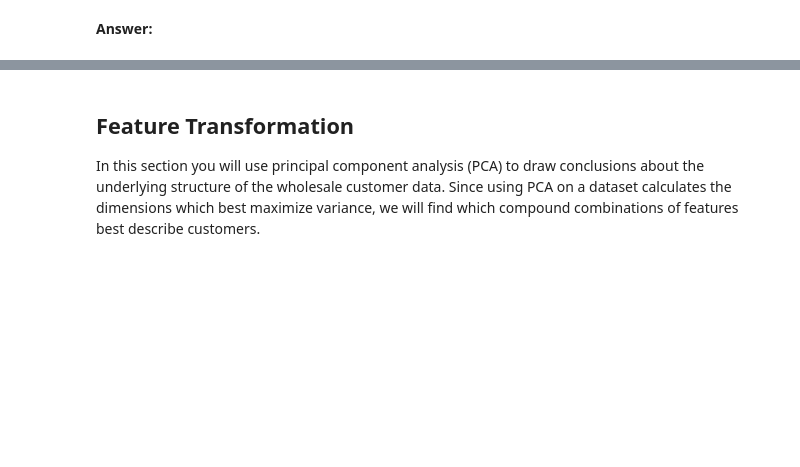
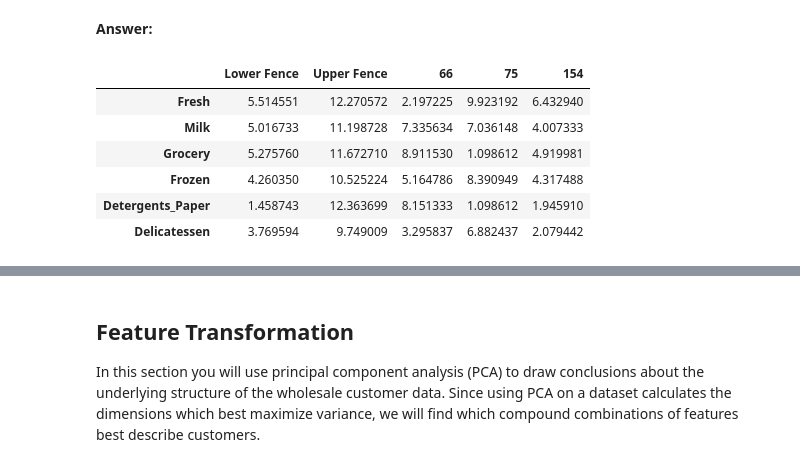
Before and after one commit to caiopavanelli/machine-learning, a Jupyter notebook: projects/customer_segments/customer_segments.ipynb, the cells around one changed output, grey strips where cells are left out. Saved outputs shown, nothing was run; the diff lists cells and outputs as text; code cells hidden in the pictures; blank space fills up the shorter version.

```diff
--- a/projects/customer_segments/customer_segments.ipynb
+++ b/projects/customer_segments/customer_segments.ipynb
@@ -283,3 +370,15 @@ good_data = log_data.drop(log_data.index[outliers]).reset_index(drop = True)
 ** Hint: ** If you have datapoints that are outliers in multiple categories think about why that may be and if they warrant removal. Also note how k-means is affected by outliers and whether or not this plays a factor in your analysis of whether or not to remove them.
 # %% [markdown]
 **Answer:**
+# %%
+df_fences = pd.DataFrame(data=fences, index=log_data.columns)
+# %%
+pd.concat([df_fences, log_data.iloc[[66, 75, 154]].T], axis=1)
+# %% [output]
+|  | Lower Fence | Upper Fence | 66 | 75 | 154 |
+| Fresh | 5.514551 | 12.270572 | 2.197225 | 9.923192 | 6.432940 |
+| Milk | 5.016733 | 11.198728 | 7.335634 | 7.036148 | 4.007333 |
+| Grocery | 5.275760 | 11.672710 | 8.911530 | 1.098612 | 4.919981 |
+| Frozen | 4.260350 | 10.525224 | 5.164786 | 8.390949 | 4.317488 |
+| Detergents_Paper | 1.458743 | 12.363699 | 8.151333 | 1.098612 | 1.945910 |
+| Delicatessen | 3.769594 | 9.749009 | 3.295837 | 6.882437 | 2.079442 |
```
Also changed, not shown: parts of 5 cells of this notebook.
